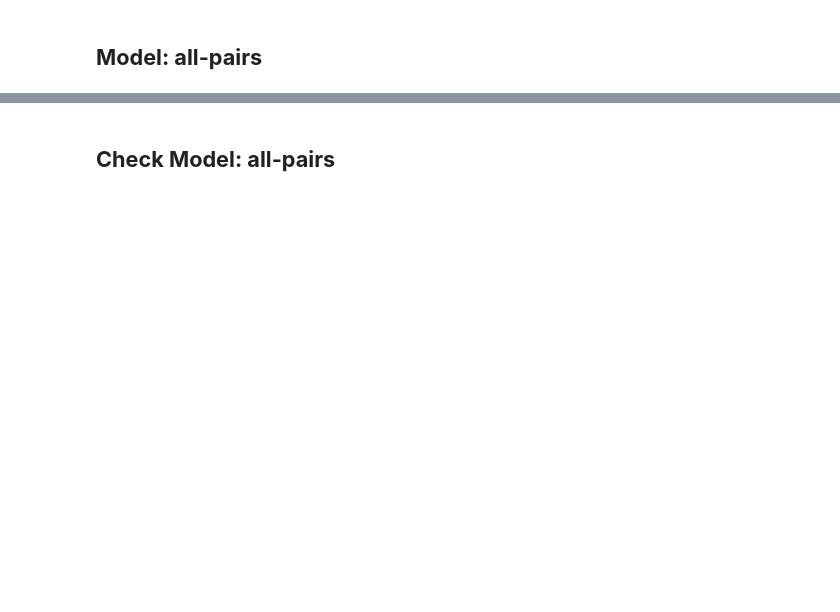
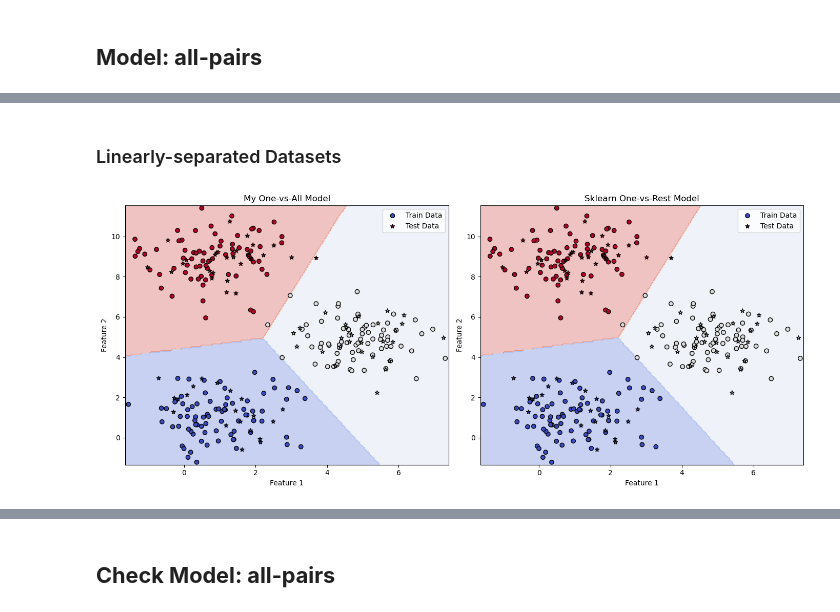
Before and after one commit to hyukahn16/data2060-final-project, a Jupyter notebook: project.ipynb, the cells around one changed output, grey strips where cells are left out. Saved outputs shown, nothing was run; the diff lists cells and outputs as text; code cells hidden in the pictures; blank space fills up the shorter version.

```diff
--- a/project.ipynb
+++ b/project.ipynb
@@ -588,0 +847,36 @@ class AllPairs:
+# %% [markdown]
+### Linearly-separated Datasets
+# %%
+import numpy as np
+
+np.random.seed(0)
+
+# Generate 100 samples for each class
+n_samples = 100
+
+# class 0 centered on [1,1]
+class_1 = np.random.randn(n_samples, 2) + [1, 1]
+
+# class 1 centered on [6,6]
+class_2 = np.random.randn(n_samples, 2) + [5, 5]
+
+# class 2 centered on [3,4]
+class_3 = np.random.randn(n_samples, 2) + [1, 9]
+
+
+X5 = np.vstack([class_1, class_2, class_3])
+Y5 = np.hstack([np.zeros(n_samples), np.ones(n_samples), np.full(n_samples, 2)])
+
+indices = np.arange(X5.shape[0])
+shuffled_inds = np.random.permutation(indices)
+X5 = X5[shuffled_inds]
+Y5 = Y5[shuffled_inds]
+X5_train = X5[indices[:225]]
+Y5_train = Y5[indices[:225]]
+X5_test = X5[indices[-76:-1]]
+Y5_test = Y5[indices[-76:-1]]
+
+#check
+CheckPlot_OnevsAll(X5_train, Y5_train, X5_test, Y5_test, lr=0.01, num_epochs=1000)
+# %% [output]
+[figure, added]
```
Also changed, not shown: parts of 36 cells of this notebook.
